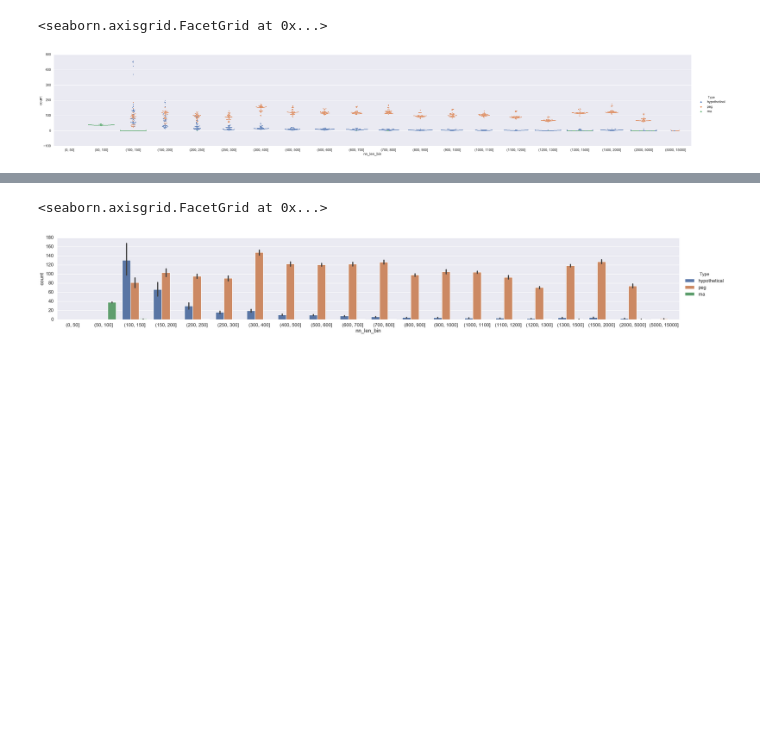
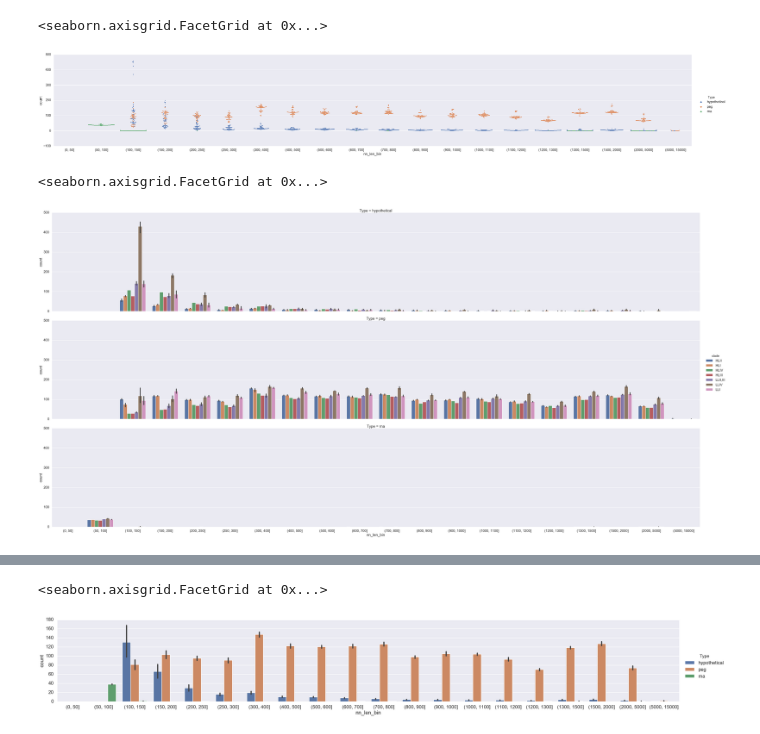
Before and after one commit to wosnat/sep, a Jupyter notebook: ripp try2 3_7_2019.ipynb, the cells around one changed output, grey strips where cells are left out. Saved outputs shown, nothing was run; the diff lists cells and outputs as text; code cells hidden in the pictures; blank space fills up the shorter version.

Commit message:
added clades

```diff
--- a/ripp try2 3_7_2019.ipynb
+++ b/ripp try2 3_7_2019.ipynb
@@ -168,3 +168,6 @@ def _load(fname):
     df['genome'] = os.path.basename(os.path.splitext(fname)[0])
     return df
 genome_df = pd.concat([_load(fname) for fname in genome_fnames])
+# %%
+clades = pd.read_csv(os.path.join('data', 'clades.csv'))
+clades.index = clades.Name
@@ -171,3 +195,5 @@ genome_df = pd.concat([_load(fname) for fname in genome_fnames])
+# %%
+genome_df['clade'] = genome_df.genome.map(clades.Clade.to_dict())
 # %%
 genome_df  = genome_df.reset_index(drop=True)
 # %%
@@ -506,7 +522,7 @@ sns.catplot(data=genome_df, hue='genome', x='nn_len_bin', kind='count', legend=F
 <seaborn.axisgrid.FacetGrid at 0x...>
 [figure]
 # %%
-bin_df = genome_df.groupby(['genome', 'Type', 'nn_len_bin'])['nn_len'].count().reset_index()
+bin_df = genome_df.groupby(['genome', 'clade', 'Type', 'nn_len_bin'])['nn_len'].count().reset_index()
 # %%
 bin_df.rename(columns={'nn_len': 'count'}, inplace=True)
 # %%
@@ -514,3 +530,10 @@ sns.catplot(data=bin_df, x='nn_len_bin', y='count', hue='Type', height=10, aspec
 # %% [output]
 <seaborn.axisgrid.FacetGrid at 0x...>
 [figure]
+# %%
+sns.catplot(data=bin_df, x='nn_len_bin', y='count', row='Type',
+            height=10, aspect=6, kind='bar', hue='clade'
+           )
+# %% [output]
+<seaborn.axisgrid.FacetGrid at 0x...>
+[figure, added]
```
Also changed, not shown: parts of 12 cells of this notebook, 1 other file.
